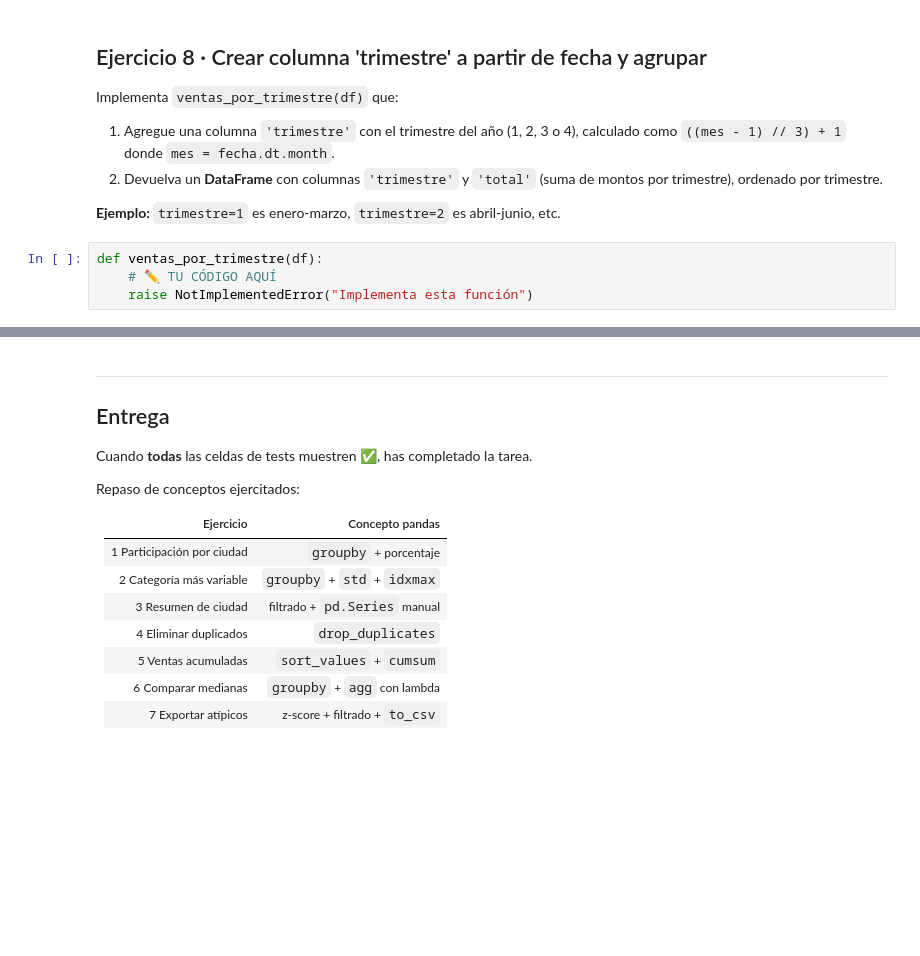
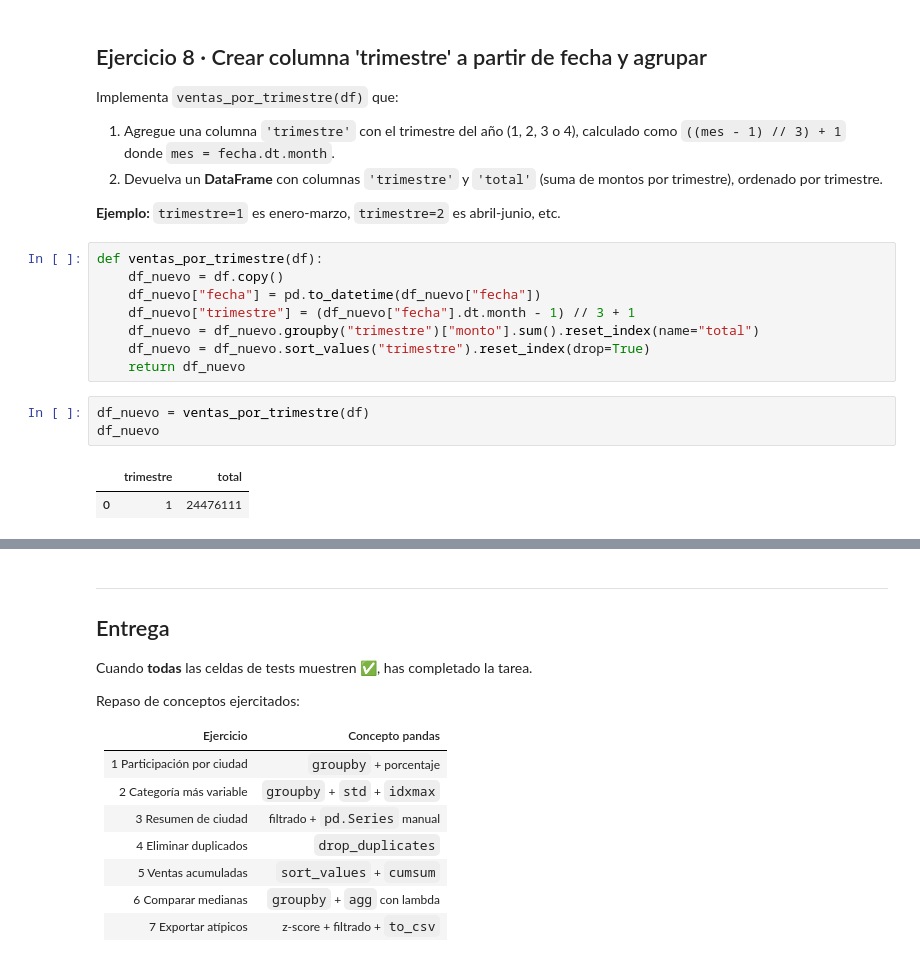
Before and after one commit to nashlypilar-collab/intro_ciencia_mis_tareas, a Jupyter notebook: homework01.ipynb, the cells around one changed output, grey strips where cells are left out. Saved outputs shown, nothing was run; the diff lists cells and outputs as text; blank space fills up the shorter version.

```diff
--- a/homework01.ipynb
+++ b/homework01.ipynb
@@ -383,10 +427,20 @@ Implementa `ventas_por_trimestre(df)` que:
    (suma de montos por trimestre), ordenado por trimestre.
 
 **Ejemplo:** `trimestre=1` es enero-marzo, `trimestre=2` es abril-junio, etc.
-# %%
-def ventas_por_trimestre(df):
-    # ✏️ TU CÓDIGO AQUÍ
-    raise NotImplementedError("Implementa esta función")
+# %%
+def ventas_por_trimestre(df):
+    df_nuevo = df.copy()
+    df_nuevo["fecha"] = pd.to_datetime(df_nuevo["fecha"])
+    df_nuevo["trimestre"] = (df_nuevo["fecha"].dt.month - 1) // 3 + 1
+    df_nuevo = df_nuevo.groupby("trimestre")["monto"].sum().reset_index(name="total")
+    df_nuevo = df_nuevo.sort_values("trimestre").reset_index(drop=True)
+    return df_nuevo
+# %%
+df_nuevo = ventas_por_trimestre(df)
+df_nuevo
+# %% [output]
+|  | trimestre | total |
+| 0 | 1 | 24476111 |
 # %%
 # === Tests visibles · Ejercicio 8 ===
 import os, pandas as pd
```
Also changed, not shown: parts of 13 cells of this notebook.
